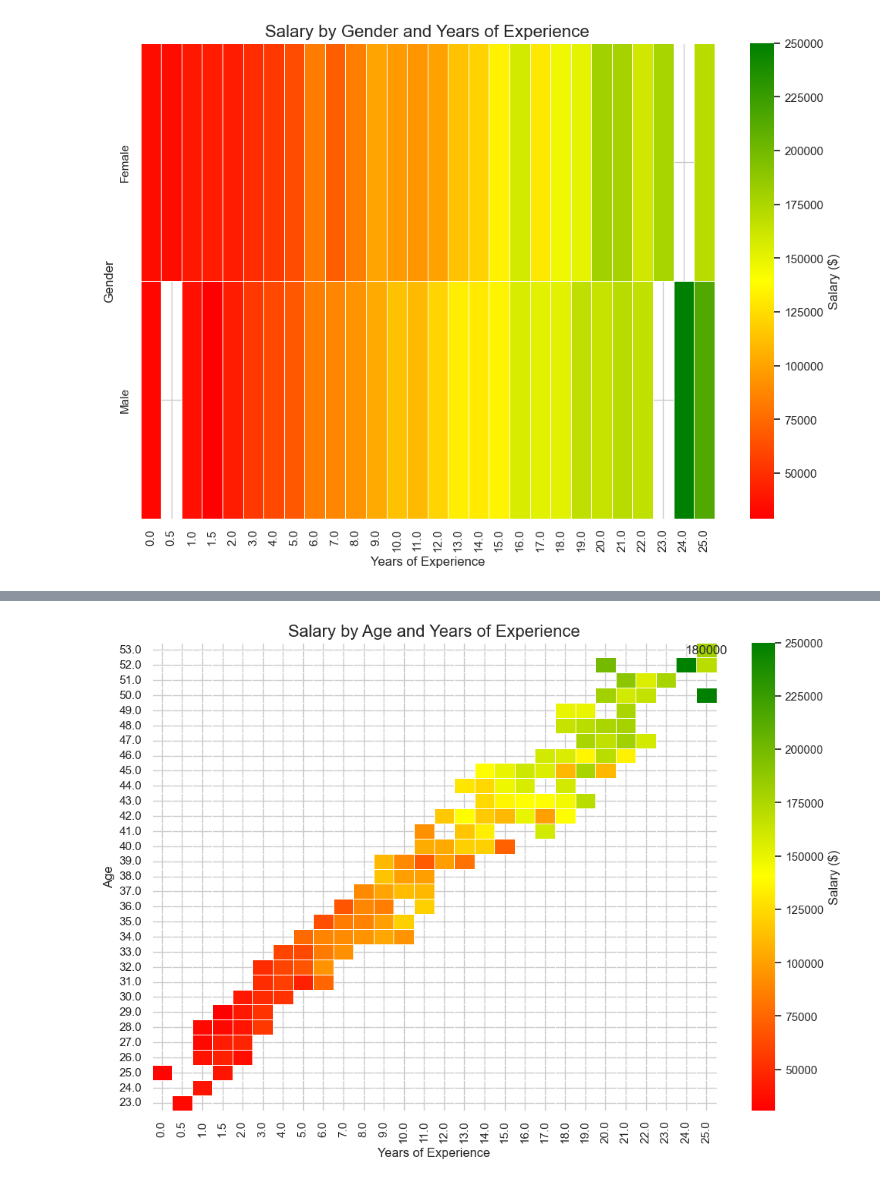
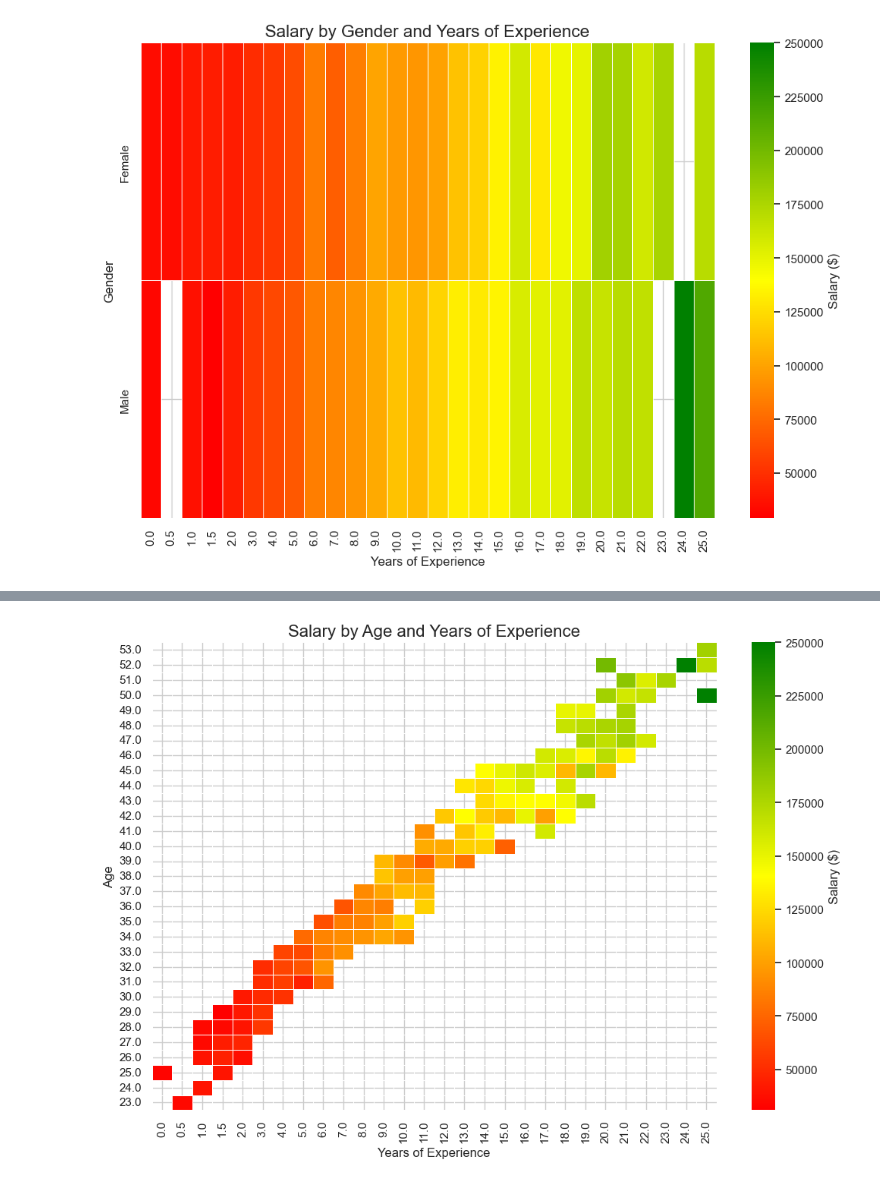
Before and after one commit to rukundeste/Python_project, a Jupyter notebook: Salary-prediction_project.ipynb, the cells around one changed output, grey strips where cells are left out. Saved outputs shown, nothing was run; the diff lists cells and outputs as text; code cells hidden in the pictures.

```diff
--- a/Salary-prediction_project.ipynb
+++ b/Salary-prediction_project.ipynb
@@ -397,29 +397,29 @@ plt.show()
 # %%
 df = pd.DataFrame(data)
 
 # Pivot the DataFrame
 pivot_table = df.pivot_table(index='Age', columns='Years of Experience', values='Salary')
 pivot_table.sort_index(ascending=False, inplace=True)
 
 
 # Create a custom colormap
 cmap = mcolors.LinearSegmentedColormap.from_list("", ["red", "yellow", "green"])
 
 # Set the size of the plot
 plt.figure(figsize=(12, 8))
 
 # Create the heatmap
 sns.heatmap(pivot_table,
-            annot=True,        # Annotate each cell with the numeric value
+            annot=False,        # Annotate each cell with the numeric value
             fmt=".0f",         # Format numbers as integers
             cmap=cmap,         # Custom colormap
             linewidths=.5,    # Lines between cells
             cbar_kws={'label': 'Salary ($)'})  # Colorbar label
 
 # Adding title and labels
 plt.title('Salary by Age and Years of Experience', fontsize=16)
 plt.xlabel('Years of Experience', fontsize=12)
 plt.ylabel('Age', fontsize=12)
 plt.show()
 # %% [output]
-[figure, old version]
+[figure, new version]
```
Also changed, not shown: parts of 19 cells of this notebook, 1 other file.
